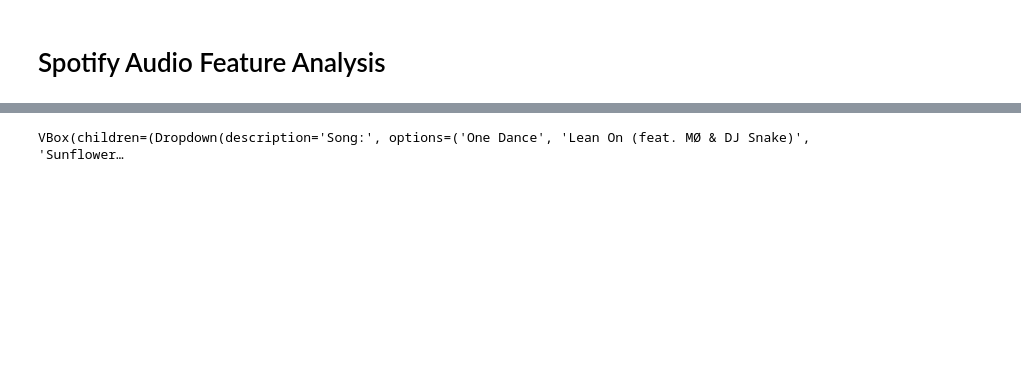
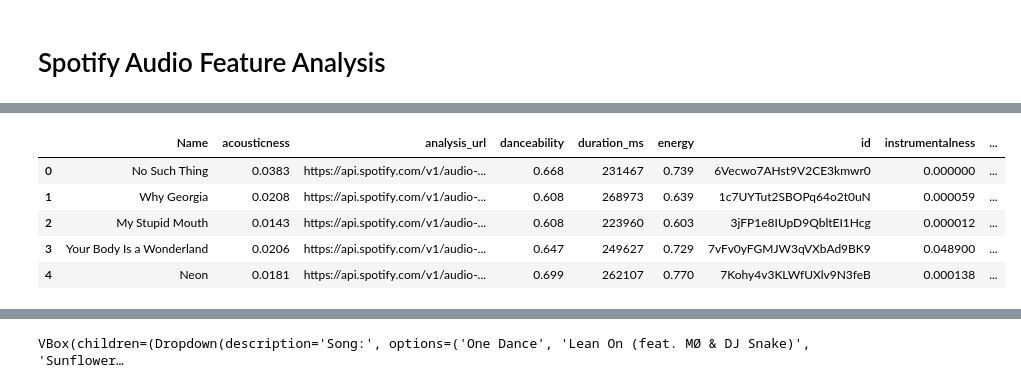
Before and after one commit to artunggal/SpotifyAnalysis, a Jupyter notebook: SpotifyAudioFeatures.ipynb, the cells around one changed output, grey strips where cells are left out. Drawn from its saved outputs; the diff is of its cells as text; code cells hidden in the pictures; blank space fills up the shorter version.

```diff
--- a/SpotifyAudioFeatures.ipynb
+++ b/SpotifyAudioFeatures.ipynb
@@ -158,2 +128,11 @@ def get_artist_audio_features(name):
+# %%
+album_audio_features('spotify:album:3yHOaiXecTJVUdn7mApZ48').head()
+# %% [output]
+|  | Name | acousticness | analysis_url | danceability | duration_ms | energy | id | instrumentalness | ... |
+| 0 | No Such Thing | 0.0383 | https://api.spotify.com/v1/audio-... | 0.668 | 231467 | 0.739 | 6Vecwo7AHst9V2CE3kmwr0 | 0.000000 | ... |
+| 1 | Why Georgia | 0.0208 | https://api.spotify.com/v1/audio-... | 0.608 | 268973 | 0.639 | 1c7UYTut2SBOPq64o2t0uN | 0.000059 | ... |
+| 2 | My Stupid Mouth | 0.0143 | https://api.spotify.com/v1/audio-... | 0.608 | 223960 | 0.603 | 3jFP1e8IUpD9QbltEI1Hcg | 0.000012 | ... |
+| 3 | Your Body Is a Wonderland | 0.0206 | https://api.spotify.com/v1/audio-... | 0.647 | 249627 | 0.729 | 7vFv0yFGMJW3qVXbAd9BK9 | 0.048900 | ... |
+| 4 | Neon | 0.0181 | https://api.spotify.com/v1/audio-... | 0.699 | 262107 | 0.770 | 7Kohy4v3KLWfUXlv9N3feB | 0.000138 | ... |
 # %%
 jmayer = get_artist_audio_features("John Mayer")
```
Also changed, not shown: parts of 24 cells of this notebook.
